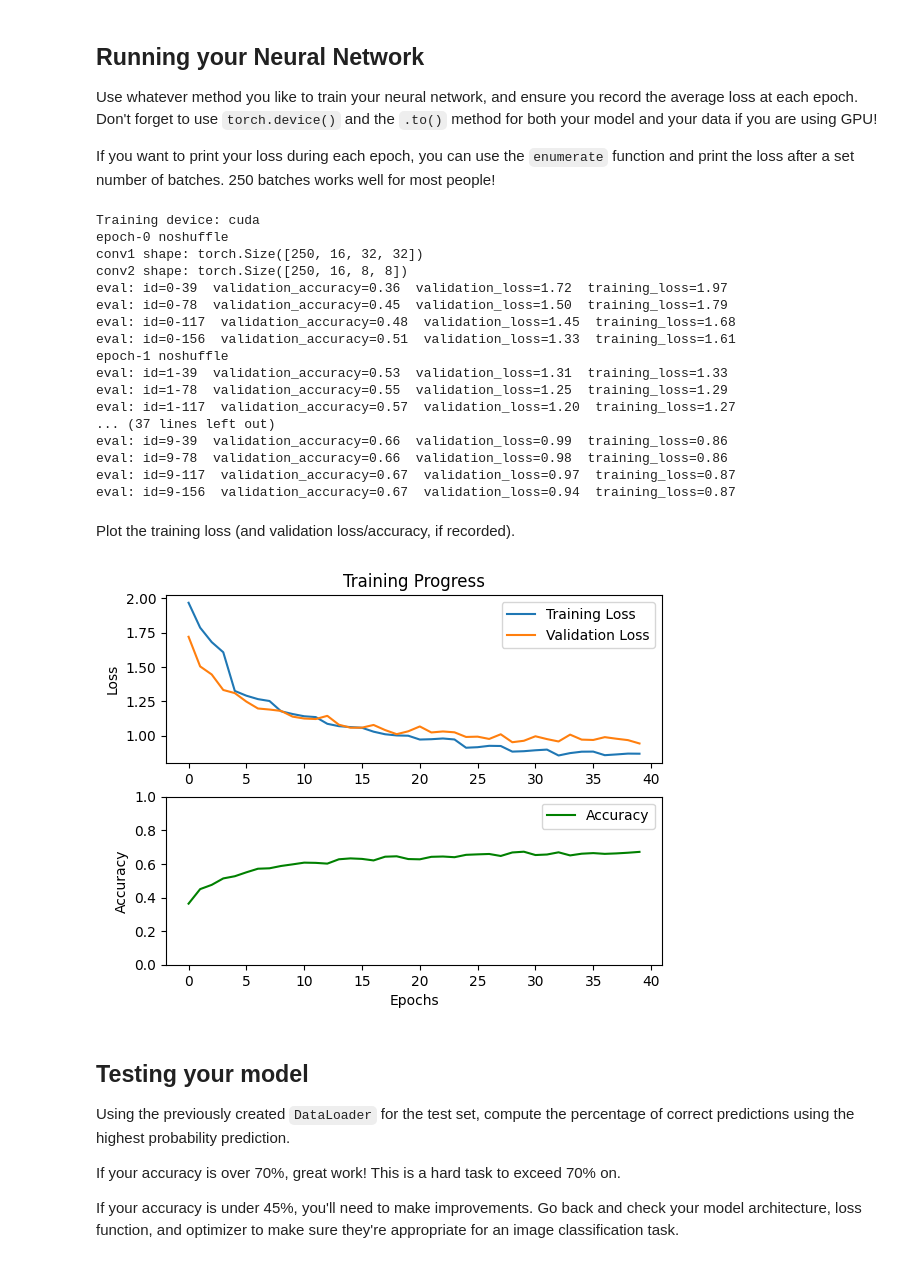
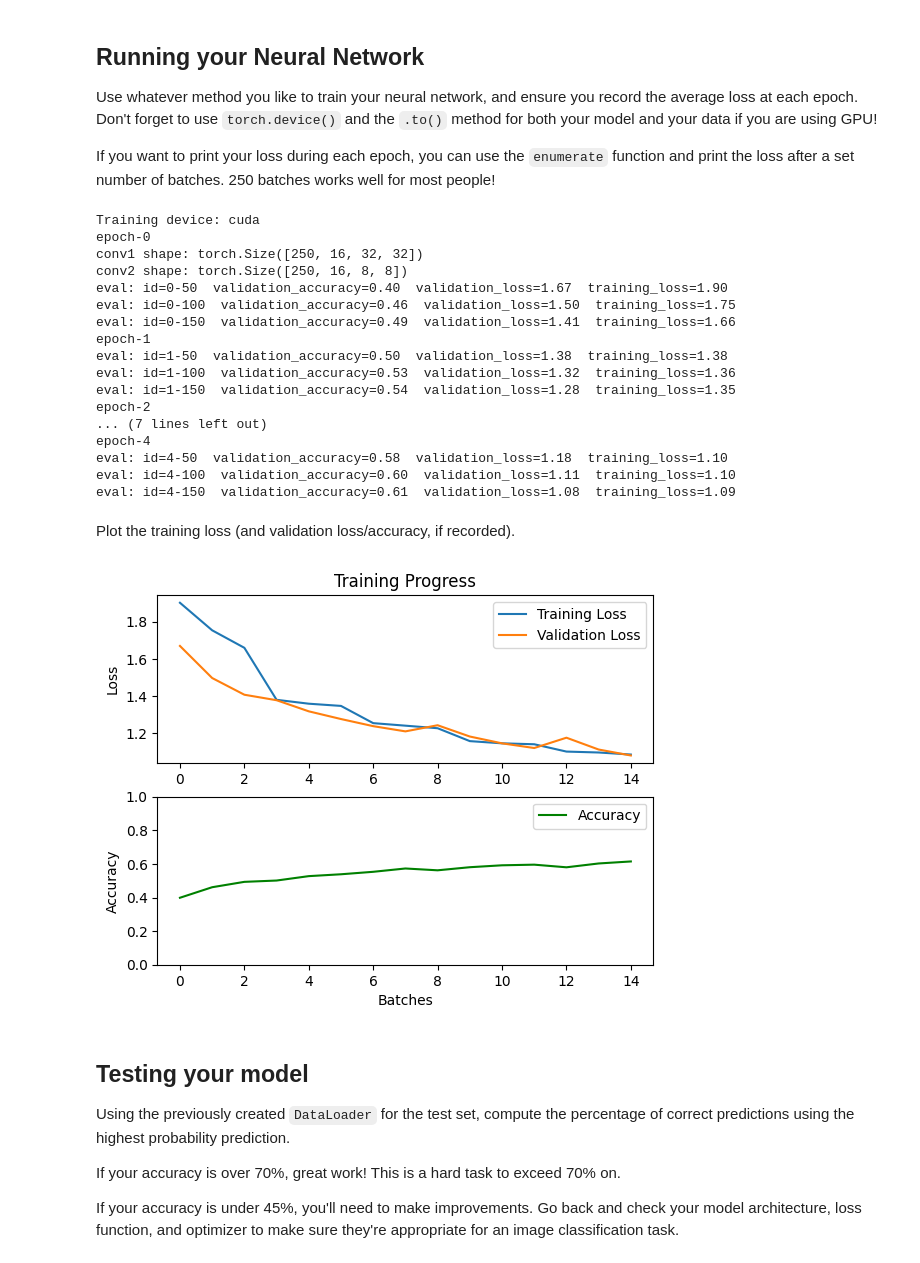
Before and after one commit to morbrian/cifar-10-image-classifier, a Jupyter notebook: CIFAR-10_Image_Classifier-STARTER.ipynb, the cells around one changed output. Saved outputs shown, nothing was run; the diff lists cells and outputs as text; code cells hidden in the pictures.

```diff
--- a/CIFAR-10_Image_Classifier-STARTER.ipynb
+++ b/CIFAR-10_Image_Classifier-STARTER.ipynb
@@ -364,4 +364,12 @@ If you use a less common loss function, please note why you chose that loss func
 input_count = img_side_px * img_side_px
 model = MyModel(output_count=len(classes), input_count=input_count)
 
-# model = MyNetwork(output_count=len(classes))
+def produce_optimizer(parameters, learn_rate):
+    return optim.Adam(params=parameters, lr=learn_rate)
+    # return optim.SGD(params=parameters, lr=learn_rate)
+
+# criterion = nn.CrossEntropyLoss()
+criterion = nn.NLLLoss()
+
+default_learn_rate = 0.001
+optimizer = produce_optimizer(parameters=model.parameters(), learn_rate=default_learn_rate)
@@ -457,12 +440,10 @@ Don't forget to use `torch.device()` and the `.to()` method for both your model
 
 If you want to print your loss during each epoch, you can use the `enumerate` function and print the loss after a set number of batches. 250 batches works well for most people!
 # %%
-epochs = 10
+epochs = 5
 # how many batches are procesed before we print a summary
 # each batch represents training on "batch_size" images
-print_every = 39
-# we start with unshuffled data and toggle to shuffled data ever few epochs
-toggle_shuffle_every = 5
+print_every = 50
 
 device_name = "cuda" if torch.cuda.is_available() else "cpu"
 device = torch.device(device_name)
@@ -483,11 +464,8 @@ learn_rate = default_learn_rate
 for epoch in range(epochs):
     running_loss = 0
     epoch_record = produce_metrics_record(type='epoch', epoch=epoch)
-    # we use an unshuffled dataset every few epochs to help the network learn faster
-    # and we use the shuffled dataset every few epochs to help avoid overfitting on the training data
-    shuffled = int(epoch / toggle_shuffle_every) % toggle_shuffle_every % 2
-    loader, order = (trainloader, 'shuffled') if shuffled else (trainloader_noshuffle, 'noshuffle')
-    print(f"epoch-{epoch} {order}")
+    loader = trainloader
+    print(f"epoch-{epoch}")
     for batch_count, (inputs, labels) in enumerate(loader, 0):
         inputs, labels = inputs.to(device), labels.to(device)
 
@@ -530,22 +508,22 @@ for epoch in range(epochs):
     metrics.append(epoch_record)
 # %% [output]
 Training device: cuda
-epoch-0 noshuffle
+epoch-0
 conv1 shape: torch.Size([250, 16, 32, 32])
 conv2 shape: torch.Size([250, 16, 8, 8])
-eval: id=0-39  validation_accuracy=0.36  validation_loss=1.72  training_loss=1.97
-eval: id=0-78  validation_accuracy=0.45  validation_loss=1.50  training_loss=1.79
-eval: id=0-117  validation_accuracy=0.48  validation_loss=1.45  training_loss=1.68
-eval: id=0-156  validation_accuracy=0.51  validation_loss=1.33  training_loss=1.61
-epoch-1 noshuffle
-eval: id=1-39  validation_accuracy=0.53  validation_loss=1.31  training_loss=1.33
-eval: id=1-78  validation_accuracy=0.55  validation_loss=1.25  training_loss=1.29
-eval: id=1-117  validation_accuracy=0.57  validation_loss=1.20  training_loss=1.27
-... (37 lines left out)
-eval: id=9-39  validation_accuracy=0.66  validation_loss=0.99  training_loss=0.86
-eval: id=9-78  validation_accuracy=0.66  validation_loss=0.98  training_loss=0.86
-eval: id=9-117  validation_accuracy=0.67  validation_loss=0.97  training_loss=0.87
-eval: id=9-156  validation_accuracy=0.67  validation_loss=0.94  training_loss=0.87
+eval: id=0-50  validation_accuracy=0.40  validation_loss=1.67  training_loss=1.90
+eval: id=0-100  validation_accuracy=0.46  validation_loss=1.50  training_loss=1.75
+eval: id=0-150  validation_accuracy=0.49  validation_loss=1.41  training_loss=1.66
+epoch-1
+eval: id=1-50  validation_accuracy=0.50  validation_loss=1.38  training_loss=1.38
+eval: id=1-100  validation_accuracy=0.53  validation_loss=1.32  training_loss=1.36
+eval: id=1-150  validation_accuracy=0.54  validation_loss=1.28  training_loss=1.35
+epoch-2
+... (7 lines left out)
+epoch-4
+eval: id=4-50  validation_accuracy=0.58  validation_loss=1.18  training_loss=1.10
+eval: id=4-100  validation_accuracy=0.60  validation_loss=1.11  training_loss=1.10
+eval: id=4-150  validation_accuracy=0.61  validation_loss=1.08  training_loss=1.09
 # %% [markdown]
 Plot the training loss (and validation loss/accuracy, if recorded).
 # %%
@@ -557,35 +535,35 @@ def plot_loss(metrics):
     fig, (ax1, ax2) = plt.subplots(2, 1)
 
     # Plotting the training loss and validation loss on the primary y-axis
     ax1.plot(train_loss, label='Training Loss')
     ax1.plot(val_loss, label='Validation Loss')
     ax1.set_ylabel('Loss')
 
     # Plotting the accuracy on the secondary y-axis
     ax2.plot(accuracy, label='Accuracy', color='green')
     ax2.set_ylabel('Accuracy')
     ax2.set_ylim([0, 1])
 
     # Adding labels and title to the plot
-    ax2.set_xlabel('Epochs')
+    ax2.set_xlabel('Batches')
     ax1.set_title('Training Progress')
 
     # Adding a legend to the plot
     ax1.legend()
     ax2.legend()
 
     # Displaying the plot
     plt.show()
 
     # Clearing the subplots
     ax1.clear()
     ax2.clear()
 
 
 
 plot_loss(metrics)
 # %% [output]
-[figure, old version]
+[figure, new version]
 # %% [markdown]
 ## Testing your model
 Using the previously created `DataLoader` for the test set, compute the percentage of correct predictions using the highest probability prediction.
```
Also changed, not shown: parts of 4 cells of this notebook.
